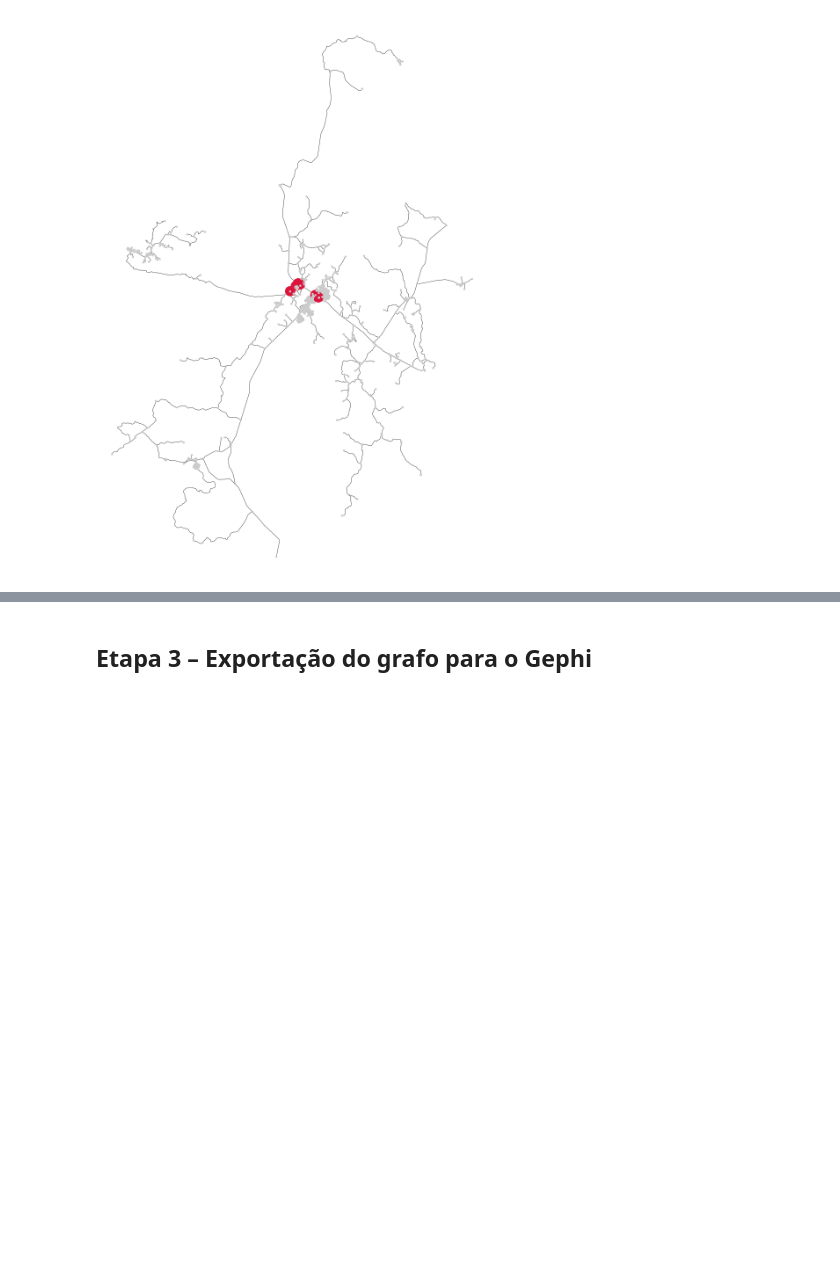
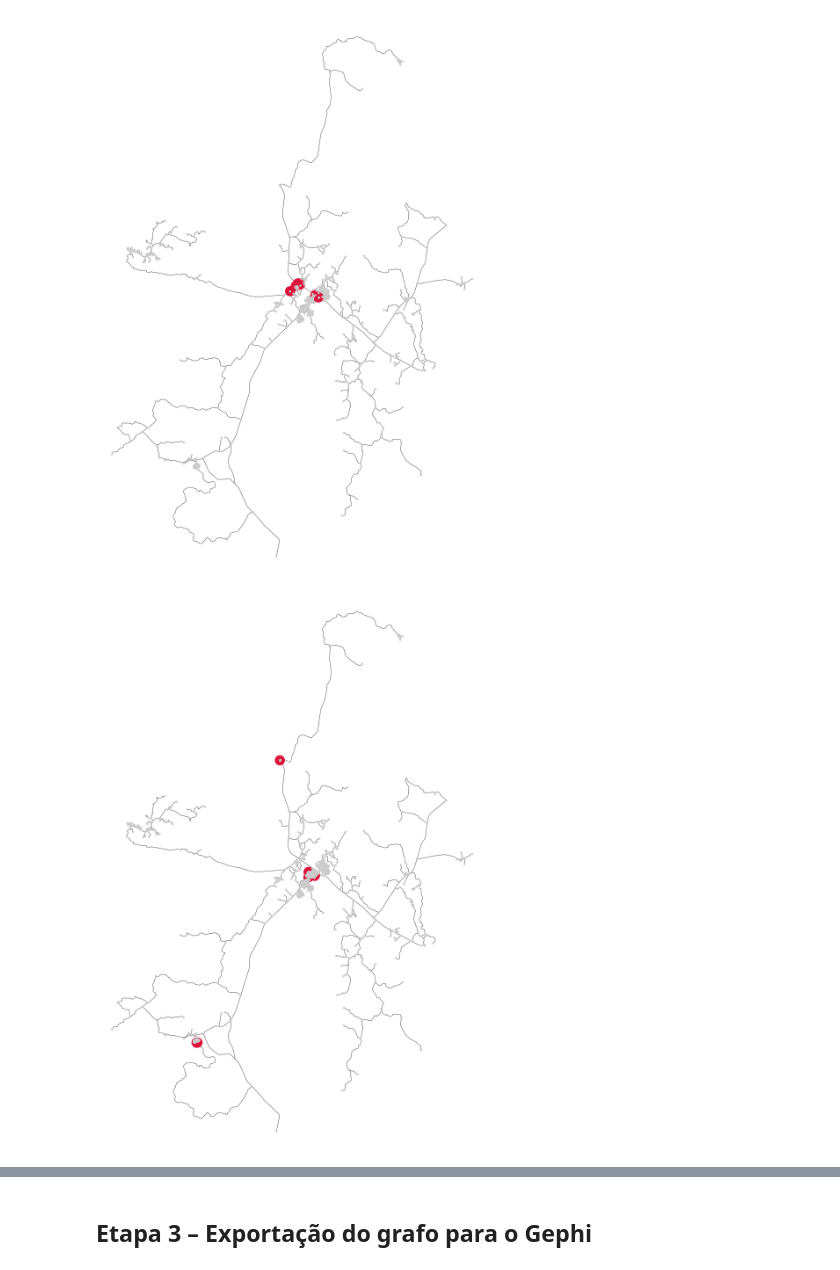
Before and after one commit to jpxx-arts/jucurutu, a Jupyter notebook: project2.ipynb, the cells around one changed output, grey strips where cells are left out. Saved outputs shown, nothing was run; the diff lists cells and outputs as text; code cells hidden in the pictures; blank space fills up the shorter version.

```diff
--- a/project2.ipynb
+++ b/project2.ipynb
@@ -271,3 +315,33 @@ fig, ax = ox.plot_graph(
 )
 # %% [output]
 [figure]
+# %%
+# Top 10 nodes with highest degree
+top_degree_nodes = network_stats.nlargest(10, 'degree').index
+
+# Highlight top degree nodes
+n_colors = [
+    'crimson' if n in top_degree_nodes else '#cccccc'
+    for n in G_undirected.nodes()
+]
+
+n_sizes = [
+    70 if n in top_degree_nodes else 3
+    for n in G_undirected.nodes()
+]
+
+fig, ax = ox.plot_graph(
+    G_undirected,
+    node_color=n_colors,
+    node_size=n_sizes,
+    node_zorder=2,
+    edge_color="#333333",
+    edge_linewidth=0.3,
+    bgcolor="white",
+    show=True,
+    save=True,
+    filepath="outputs/top_degree_nodes.png",
+    dpi=300
+)
+# %% [output]
+[figure, added]
```
Also changed, not shown: parts of 6 cells of this notebook, 3 other files.
